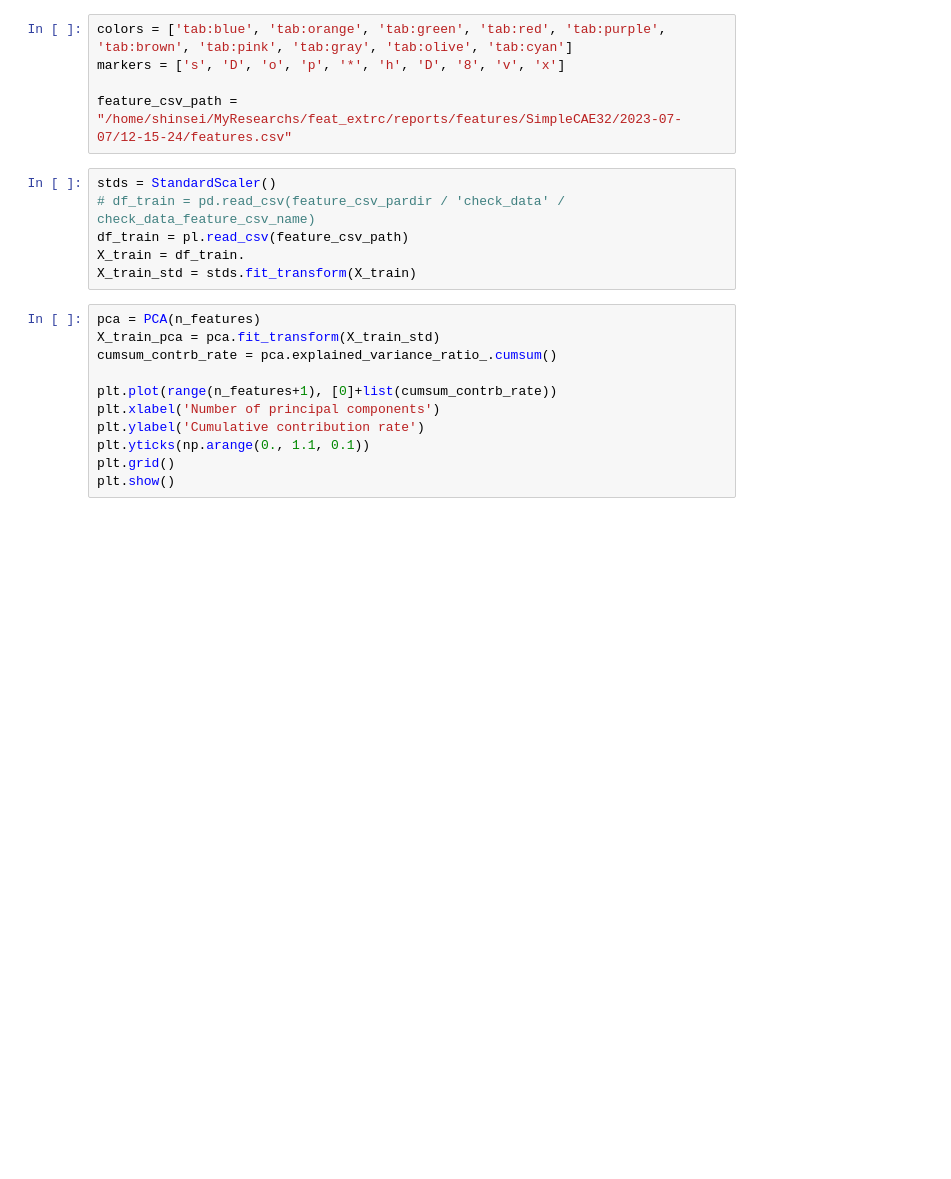
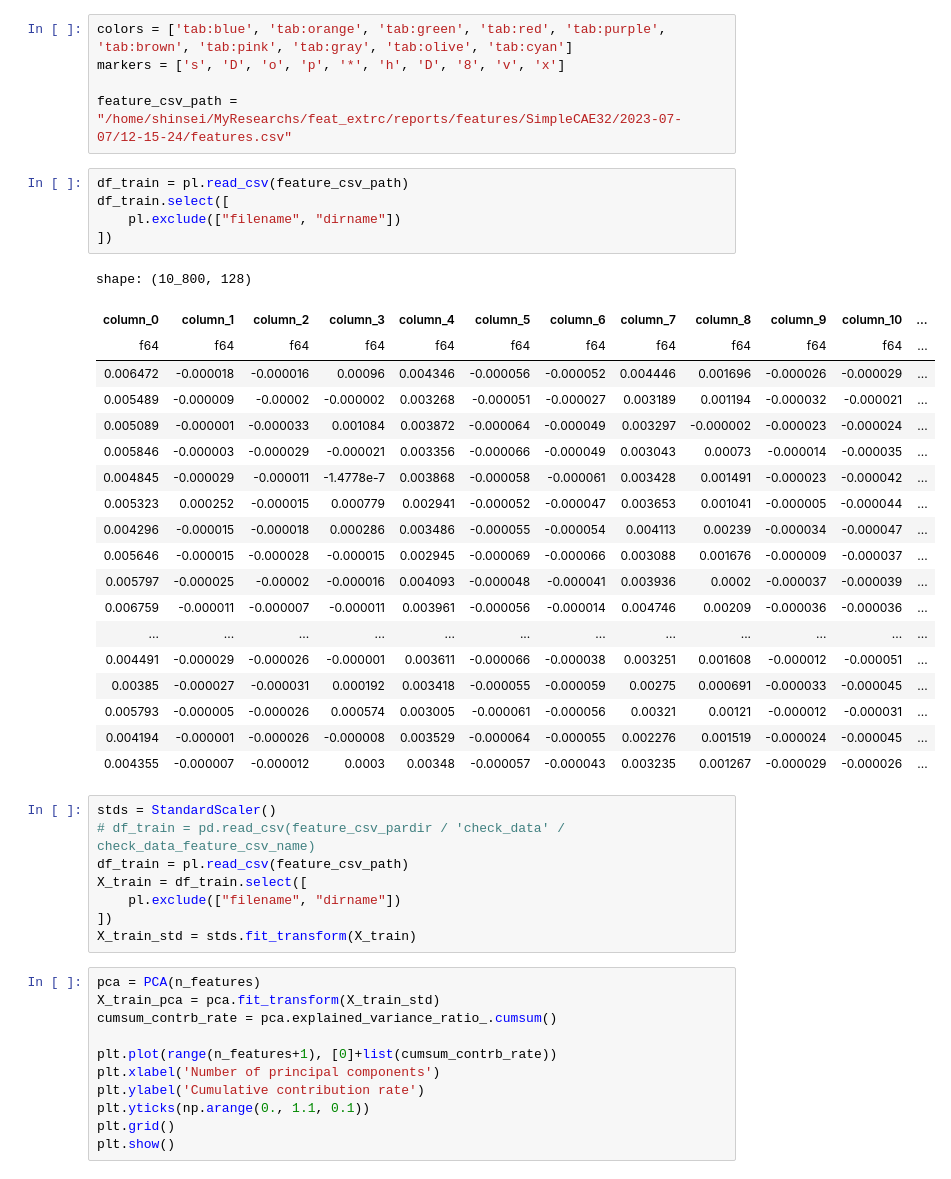
Before and after one commit to RyuichiShinseiB/Feature_extraction, a Jupyter notebook: notebooks/VBGMM_clustering.ipynb, the cells around one changed output. Drawn from its saved outputs; the diff is of its cells as text; blank space fills up the shorter version.

```diff
--- a/notebooks/VBGMM_clustering.ipynb
+++ b/notebooks/VBGMM_clustering.ipynb
@@ -86,11 +86,38 @@ colors = ['tab:blue', 'tab:orange', 'tab:green', 'tab:red', 'tab:purple', 'tab:b
 markers = ['s', 'D', 'o', 'p', '*', 'h', 'D', '8', 'v', 'x']
 
 feature_csv_path = "/home/shinsei/MyResearchs/feat_extrc/reports/features/SimpleCAE32/2023-07-07/12-15-24/features.csv"
+# %%
+df_train = pl.read_csv(feature_csv_path)
+df_train.select([
+    pl.exclude(["filename", "dirname"])
+])
+# %% [output]
+shape: (10_800, 128)
+| column_0 | column_1 | column_2 | column_3 | column_4 | column_5 | column_6 | column_7 | column_8 | column_9 | column_10 | ... |
+| f64 | f64 | f64 | f64 | f64 | f64 | f64 | f64 | f64 | f64 | f64 | ... |
+| 0.006472 | -0.000018 | -0.000016 | 0.00096 | 0.004346 | -0.000056 | -0.000052 | 0.004446 | 0.001696 | -0.000026 | -0.000029 | ... |
+| 0.005489 | -0.000009 | -0.00002 | -0.000002 | 0.003268 | -0.000051 | -0.000027 | 0.003189 | 0.001194 | -0.000032 | -0.000021 | ... |
+| 0.005089 | -0.000001 | -0.000033 | 0.001084 | 0.003872 | -0.000064 | -0.000049 | 0.003297 | -0.000002 | -0.000023 | -0.000024 | ... |
+| 0.005846 | -0.000003 | -0.000029 | -0.000021 | 0.003356 | -0.000066 | -0.000049 | 0.003043 | 0.00073 | -0.000014 | -0.000035 | ... |
+| 0.004845 | -0.000029 | -0.000011 | -1.4778e-7 | 0.003868 | -0.000058 | -0.000061 | 0.003428 | 0.001491 | -0.000023 | -0.000042 | ... |
+| 0.005323 | 0.000252 | -0.000015 | 0.000779 | 0.002941 | -0.000052 | -0.000047 | 0.003653 | 0.001041 | -0.000005 | -0.000044 | ... |
+| 0.004296 | -0.000015 | -0.000018 | 0.000286 | 0.003486 | -0.000055 | -0.000054 | 0.004113 | 0.00239 | -0.000034 | -0.000047 | ... |
+| 0.005646 | -0.000015 | -0.000028 | -0.000015 | 0.002945 | -0.000069 | -0.000066 | 0.003088 | 0.001676 | -0.000009 | -0.000037 | ... |
+| 0.005797 | -0.000025 | -0.00002 | -0.000016 | 0.004093 | -0.000048 | -0.000041 | 0.003936 | 0.0002 | -0.000037 | -0.000039 | ... |
+| 0.006759 | -0.000011 | -0.000007 | -0.000011 | 0.003961 | -0.000056 | -0.000014 | 0.004746 | 0.00209 | -0.000036 | -0.000036 | ... |
+| ... | ... | ... | ... | ... | ... | ... | ... | ... | ... | ... | ... |
+| 0.004491 | -0.000029 | -0.000026 | -0.000001 | 0.003611 | -0.000066 | -0.000038 | 0.003251 | 0.001608 | -0.000012 | -0.000051 | ... |
+| 0.00385 | -0.000027 | -0.000031 | 0.000192 | 0.003418 | -0.000055 | -0.000059 | 0.00275 | 0.000691 | -0.000033 | -0.000045 | ... |
+| 0.005793 | -0.000005 | -0.000026 | 0.000574 | 0.003005 | -0.000061 | -0.000056 | 0.00321 | 0.00121 | -0.000012 | -0.000031 | ... |
+| 0.004194 | -0.000001 | -0.000026 | -0.000008 | 0.003529 | -0.000064 | -0.000055 | 0.002276 | 0.001519 | -0.000024 | -0.000045 | ... |
+| 0.004355 | -0.000007 | -0.000012 | 0.0003 | 0.00348 | -0.000057 | -0.000043 | 0.003235 | 0.001267 | -0.000029 | -0.000026 | ... |
 # %%
 stds = StandardScaler()
 # df_train = pd.read_csv(feature_csv_pardir / 'check_data' / check_data_feature_csv_name)
 df_train = pl.read_csv(feature_csv_path)
-X_train = df_train.
+X_train = df_train.select([
+    pl.exclude(["filename", "dirname"])
+])
 X_train_std = stds.fit_transform(X_train)
 # %%
 pca = PCA(n_features)
```
